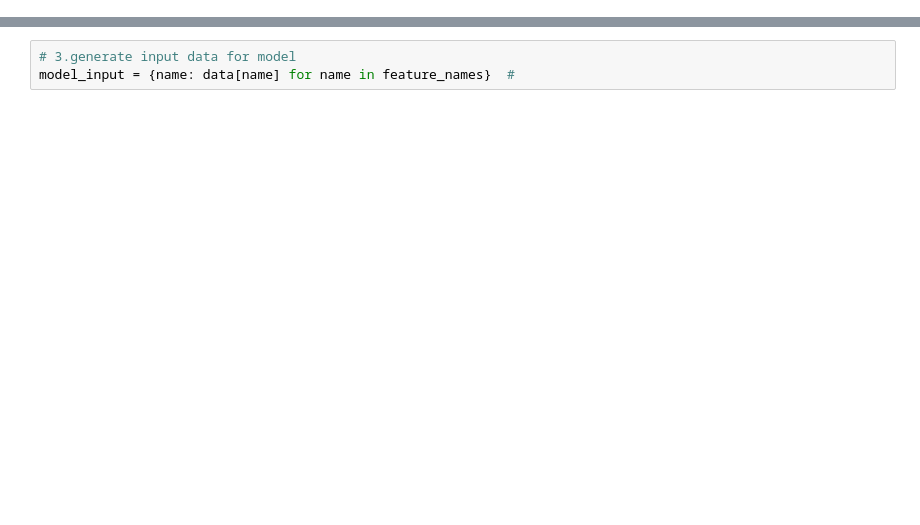
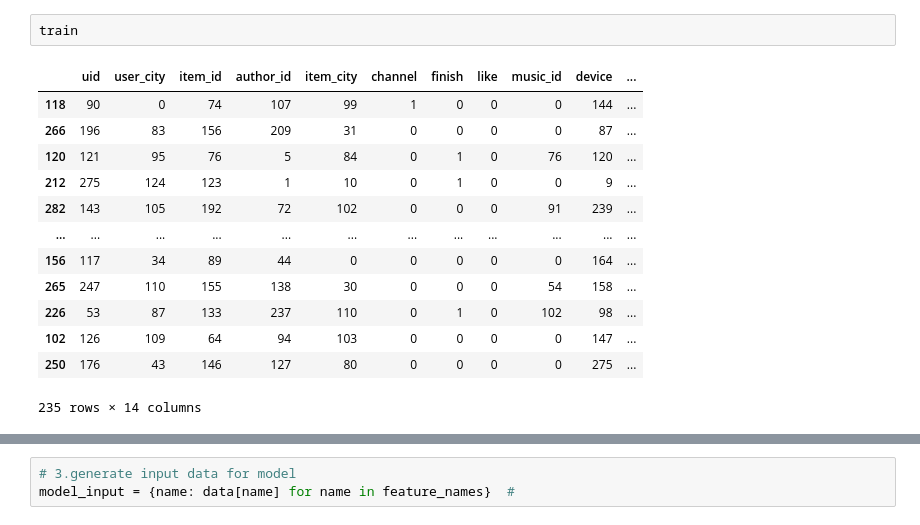
Before and after one commit to tingbila/MultiRecSys, a Jupyter notebook: deepctrmodel/xxxx.ipynb, the cells around one changed output, grey strips where cells are left out. Saved outputs shown, nothing was run; the diff lists cells and outputs as text; blank space fills up the shorter version.

```diff
--- a/deepctrmodel/xxxx.ipynb
+++ b/deepctrmodel/xxxx.ipynb
@@ -20,0 +203,16 @@ target = ['rating']
+# %%
+train
+# %% [output]
+|  | uid | user_city | item_id | author_id | item_city | channel | finish | like | music_id | device | ... |
+| 118 | 90 | 0 | 74 | 107 | 99 | 1 | 0 | 0 | 0 | 144 | ... |
+| 266 | 196 | 83 | 156 | 209 | 31 | 0 | 0 | 0 | 0 | 87 | ... |
+| 120 | 121 | 95 | 76 | 5 | 84 | 0 | 1 | 0 | 76 | 120 | ... |
+| 212 | 275 | 124 | 123 | 1 | 10 | 0 | 1 | 0 | 0 | 9 | ... |
+| 282 | 143 | 105 | 192 | 72 | 102 | 0 | 0 | 0 | 91 | 239 | ... |
+| ... | ... | ... | ... | ... | ... | ... | ... | ... | ... | ... | ... |
+| 156 | 117 | 34 | 89 | 44 | 0 | 0 | 0 | 0 | 0 | 164 | ... |
+| 265 | 247 | 110 | 155 | 138 | 30 | 0 | 0 | 0 | 54 | 158 | ... |
+| 226 | 53 | 87 | 133 | 237 | 110 | 0 | 1 | 0 | 102 | 98 | ... |
+| 102 | 126 | 109 | 64 | 94 | 103 | 0 | 0 | 0 | 0 | 147 | ... |
+| 250 | 176 | 43 | 146 | 127 | 80 | 0 | 0 | 0 | 0 | 275 | ... |
+235 rows × 14 columns
```
Also changed, not shown: parts of 61 cells of this notebook, 1 other file.
